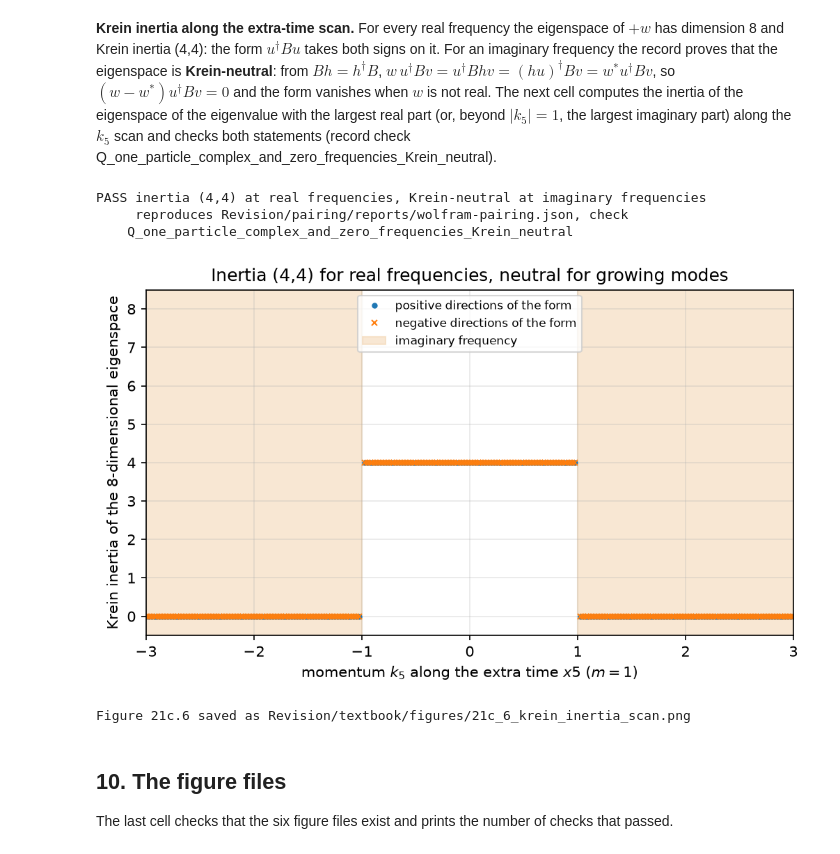
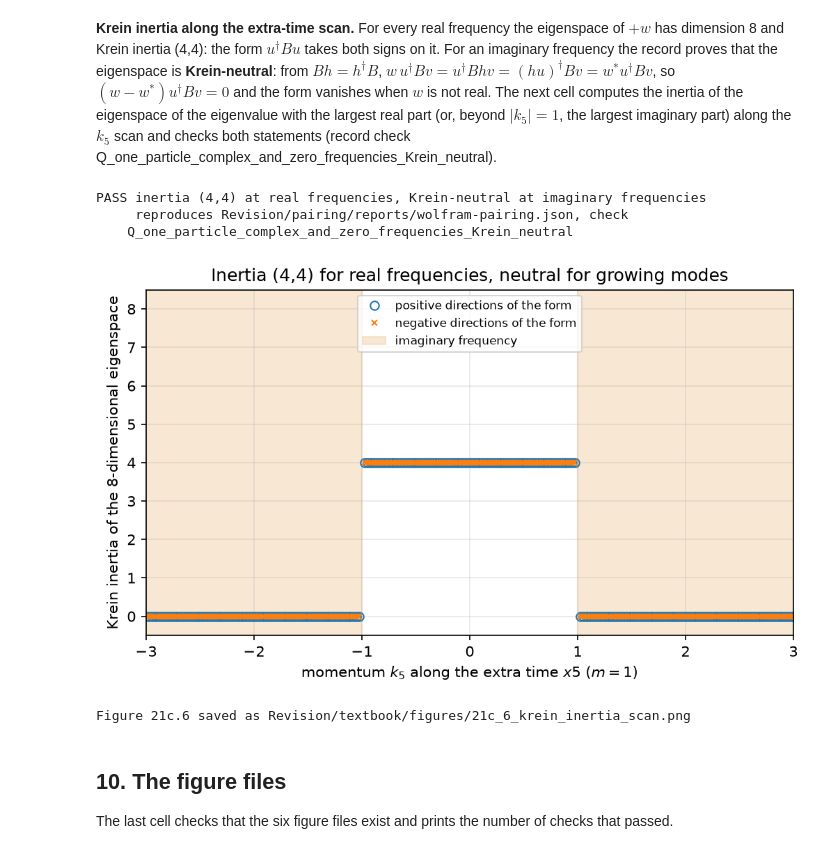
Before and after one commit to once-ere/Dirac_claude, a Jupyter notebook: Revision/textbook/notebooks/21c_quantum_conjugation.ipynb, the cells around one changed output. Drawn from its saved outputs; the diff is of its cells as text; code cells hidden in the pictures.

```diff
--- a/Revision/textbook/notebooks/21c_quantum_conjugation.ipynb
+++ b/Revision/textbook/notebooks/21c_quantum_conjugation.ipynb
@@ -1191,8 +1205,10 @@ for sample in PAIRING["data"]["one_particle_flat"]["samples"]:
             and list(inertia_p) == sample["B_inertia_plus_w"]
             and list(inertia_m) == sample["B_inertia_minus_w"])
     rows_ok &= same
-    say(f"m = {sample['m']:+d}, k = {sample['k']}: w = {w_here:.6f}, dims "
-        f"{dim_p}, {dim_m}, inertia {inertia_p}, {inertia_m}, as recorded: {same}")
+    k_text = ",".join(str(q) for q in sample["k"])
+    say(f"m = {sample['m']:+d}, k = ({k_text}): w = {w_here:.6f}, dims {dim_p} "
+        f"{dim_m}, inertia ({inertia_p[0]},{inertia_p[1]}) "
+        f"({inertia_m[0]},{inertia_m[1]}), same: {same}")
 check(rows_ok and WL_PAIR["Q_one_particle_Krein_signatures"] == "PASS",
       "all eight one-particle samples of the pairing record reproduced",
       record="Revision/pairing/reports/wolfram-pairing.json, check "
@@ -1316,36 +1325,38 @@ check(np.all(dims == 8)
       and np.all(positive[real_region] == 4) and np.all(negative[real_region] == 4)
       and np.all(positive[~real_region] == 0) and np.all(negative[~real_region] == 0)
       and WL_PAIR["Q_one_particle_complex_and_zero_frequencies_Krein_neutral"]
       == "PASS",
       "inertia (4,4) at real frequencies, Krein-neutral at imaginary frequencies",
       record="Revision/pairing/reports/wolfram-pairing.json, check "
       "Q_one_particle_complex_and_zero_frequencies_Krein_neutral")
 
 fig, ax = plt.subplots(figsize=(8.0, 4.3))
-ax.plot(k5_scan, positive, "o", markersize=3, label="positive directions of the form")
-ax.plot(k5_scan, negative, "x", markersize=4, label="negative directions of the form")
+ax.plot(k5_scan, positive, "o", markersize=6, markerfacecolor="none",
+        label="positive directions of the form")  # open circles
+ax.plot(k5_scan, negative, "x", markersize=4,
+        label="negative directions of the form")  # crosses inside the circles
 ax.axvspan(-3, -1, color="#f2d0a9", alpha=0.5, label="imaginary frequency")
 ax.axvspan(1, 3, color="#f2d0a9", alpha=0.5)
 ax.set_xlim(-3, 3)
 ax.set_ylim(-0.5, 8.5)
 ax.set_xlabel("momentum $k_5$ along the extra time $x5$ ($m = 1$)")
 ax.set_ylabel("Krein inertia of the 8-dimensional eigenspace")
 ax.set_title("Inertia (4,4) for real frequencies, neutral for growing modes")
 ax.legend(fontsize=8, loc="upper center")
 save_figure(fig, "krein_inertia_scan",
             "The Krein inertia of the 8-dimensional eigenspace of the leading "
             "eigenvalue of $h_m(k)$, $m = 1$, along the momentum $k_5$ of an extra "
             "time: the numbers of positive (circles) and negative (crosses) "
             "eigenvalues of the form $u^\\dagger Bu$ restricted to it; horizontal "
             "axis $k_5$, vertical axis the counts. For $|k_5| < 1$ (real "
             "frequency) the inertia is (4,4); in the shaded regions $|k_5| > 1$ the "
             "frequency is imaginary, the mode grows, and the form vanishes on the "
             "whole eigenspace (Krein-neutral).")
 # %% [output]
 PASS inertia (4,4) at real frequencies, Krein-neutral at imaginary frequencies
      reproduces Revision/pairing/reports/wolfram-pairing.json, check
     Q_one_particle_complex_and_zero_frequencies_Krein_neutral
-[figure, old version]
+[figure, new version]
 Figure 21c.6 saved as Revision/textbook/figures/21c_6_krein_inertia_scan.png
 # %% [markdown]
 ## 10. The figure files
```
Also changed, not shown: parts of 8 cells of this notebook, 26 other files.
